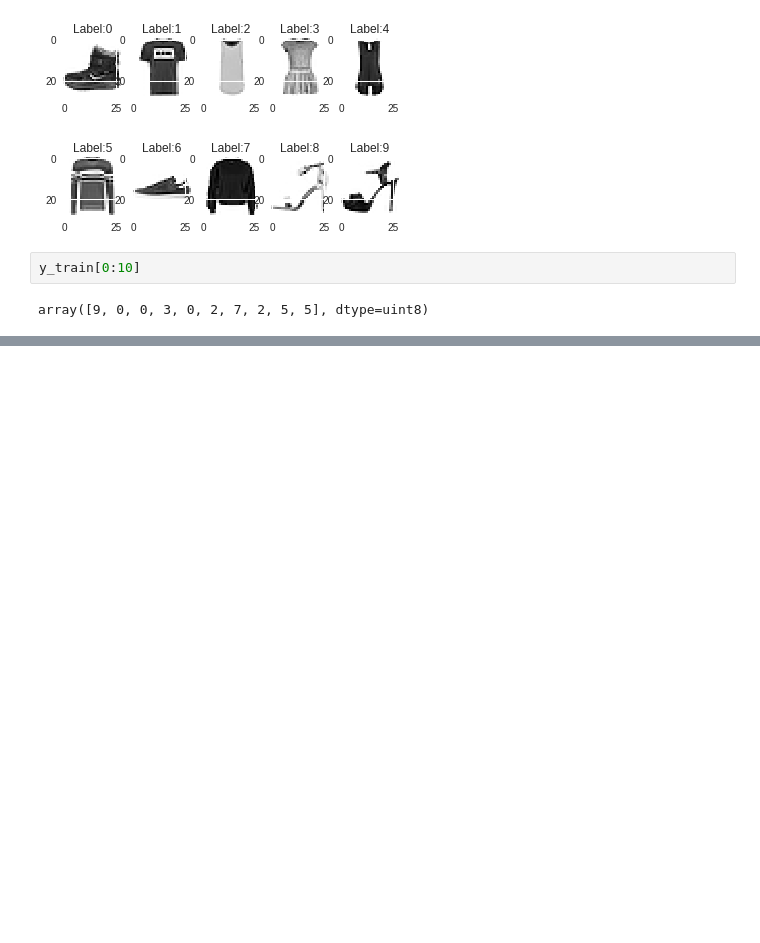
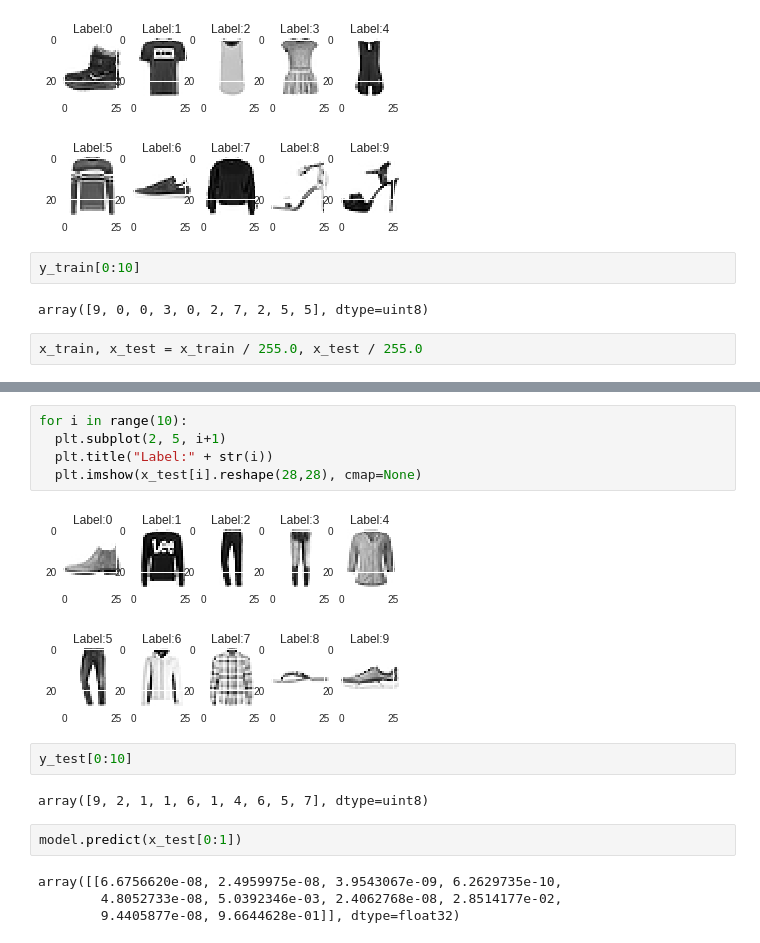
Before and after one commit to sgnk/colab, a Jupyter notebook: fashion_mnist_3layer.ipynb, the cells around one changed output, grey strips where cells are left out. Cells and saved outputs as stored; diff of their text form; blank space fills up the shorter version.

```diff
--- a/fashion_mnist_3layer.ipynb
+++ b/fashion_mnist_3layer.ipynb
@@ -45,3 +36,5 @@ for i in range(10):
 y_train[0:10]
 # %% [output]
 array([9, 0, 0, 3, 0, 2, 7, 2, 5, 5], dtype=uint8)
+# %%
+x_train, x_test = x_train / 255.0, x_test / 255.0
@@ -47,0 +71,17 @@ array([9, 0, 0, 3, 0, 2, 7, 2, 5, 5], dtype=uint8)
+# %%
+for i in range(10):
+  plt.subplot(2, 5, i+1)
+  plt.title("Label:" + str(i))
+  plt.imshow(x_test[i].reshape(28,28), cmap=None)
+# %% [output]
+[figure, added]
+# %%
+y_test[0:10]
+# %% [output]
+array([9, 2, 1, 1, 6, 1, 4, 6, 5, 7], dtype=uint8)
+# %%
+model.predict(x_test[0:1])
+# %% [output]
+array([[6.6756620e-08, 2.4959975e-08, 3.9543067e-09, 6.2629735e-10,
+        4.8052733e-08, 5.0392346e-03, 2.4062768e-08, 2.8514177e-02,
+        9.4405877e-08, 9.6644628e-01]], dtype=float32)
```
Also changed, not shown: parts of 5 cells of this notebook.
